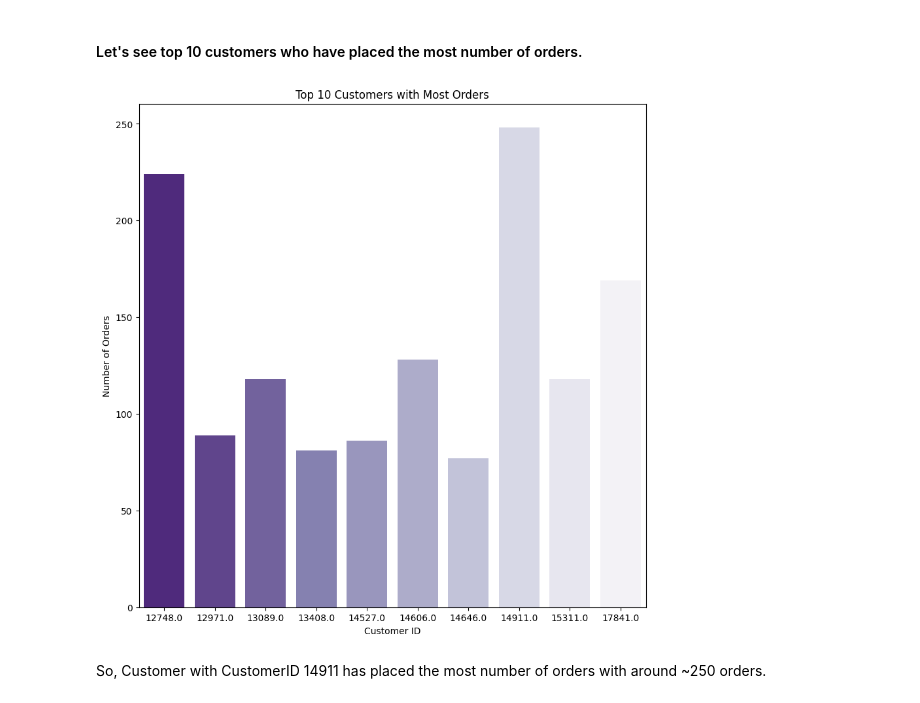
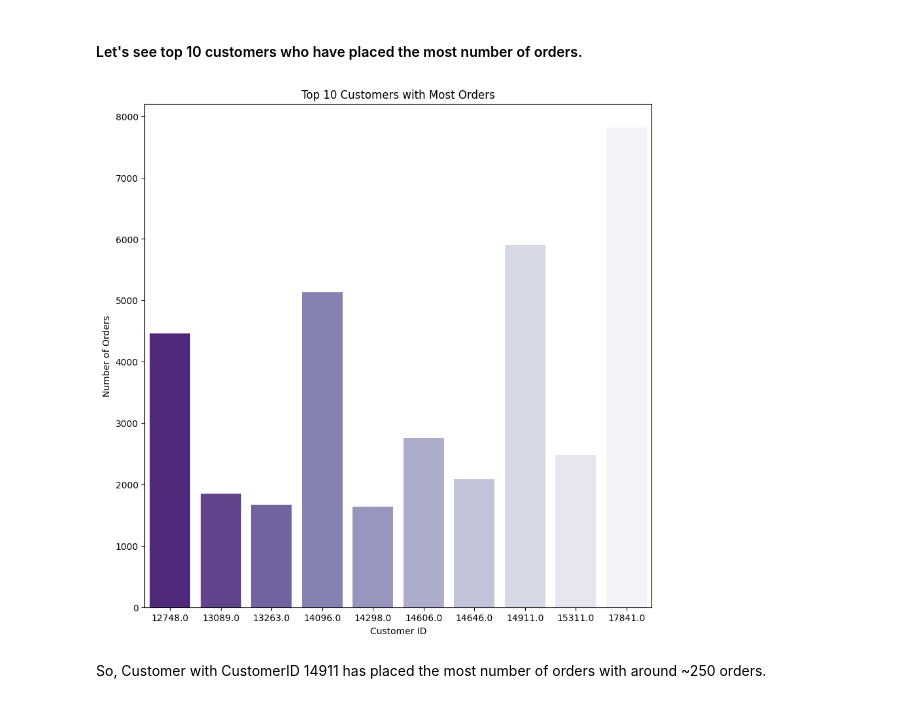
Before and after one commit to Chirag529/CourseraProject, a Jupyter notebook: online_retail/online_retail.ipynb, the cells around one changed output. Saved outputs shown, nothing was run; the diff lists cells and outputs as text; code cells hidden in the pictures.

```diff
--- a/online_retail/online_retail.ipynb
+++ b/online_retail/online_retail.ipynb
@@ -247,19 +248,21 @@ Now as we have done all the data cleaning and pre-processing part, let's now mov
 # %% [markdown]
 #### Let's see top 10 customers who have placed the most number of orders.
 # %%
+# Grouping by customer ID and counting the number of orders
+customer_groupby = df.groupby("CustomerID")["InvoiceNo"].count()
+
 # Let's see top 10 customers who have placed the most number of orders.
-top_customers = customer_groupby.sort_values(
-    by="InvoiceNo", ascending=False).head(10)
+top_customers = customer_groupby.sort_values(ascending=False).head(10)
 
+# Rest of your code for visualization
 plt.figure(figsize=(10, 10))
-sns.barplot(x=top_customers.index,
-            y=top_customers["InvoiceNo"], palette="Purples_r")  #
+sns.barplot(x=top_customers.index, y=top_customers.values, palette="Purples_r")
 plt.xlabel("Customer ID")
 plt.ylabel("Number of Orders")
 plt.title("Top 10 Customers with Most Orders")
 plt.show()
 # %% [output]
-[figure, old version]
+[figure, new version]
 # %% [markdown]
 So, Customer with CustomerID 14911 has placed the most number of orders with around ~250 orders.
 # %% [markdown]
```
Also changed, not shown: parts of 20 cells of this notebook.
